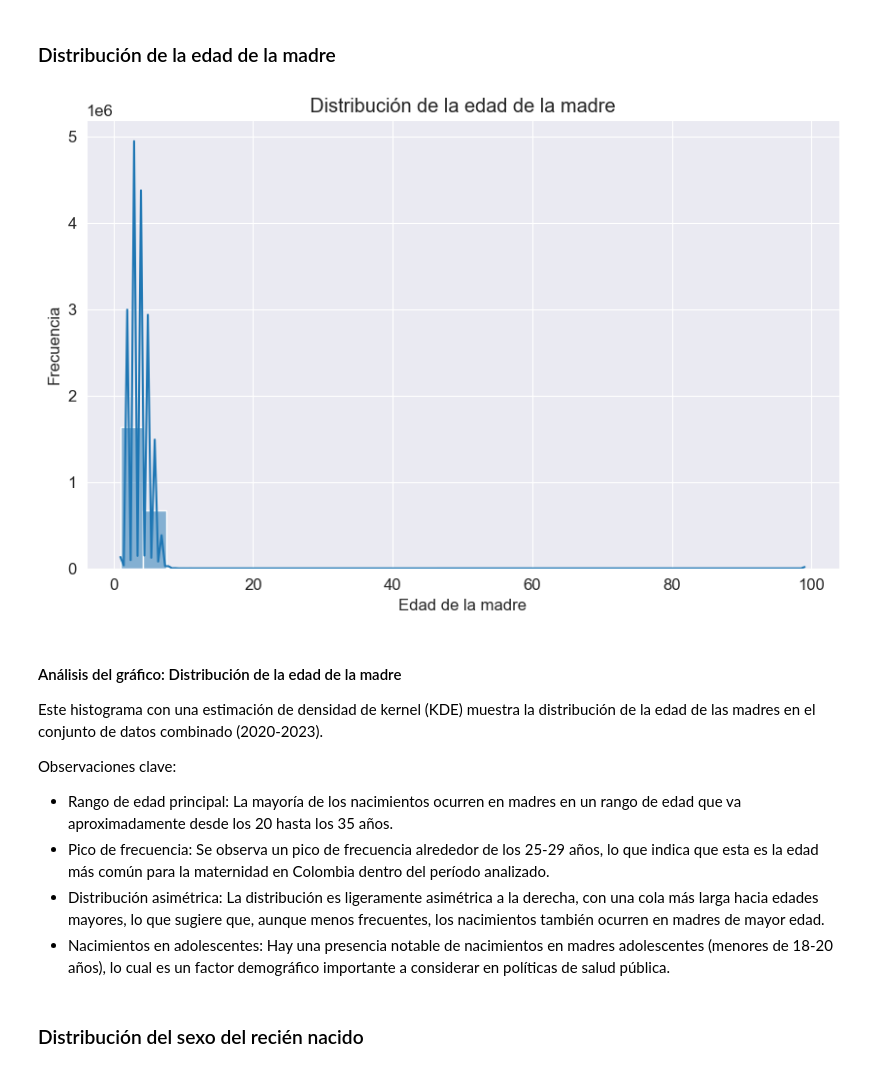
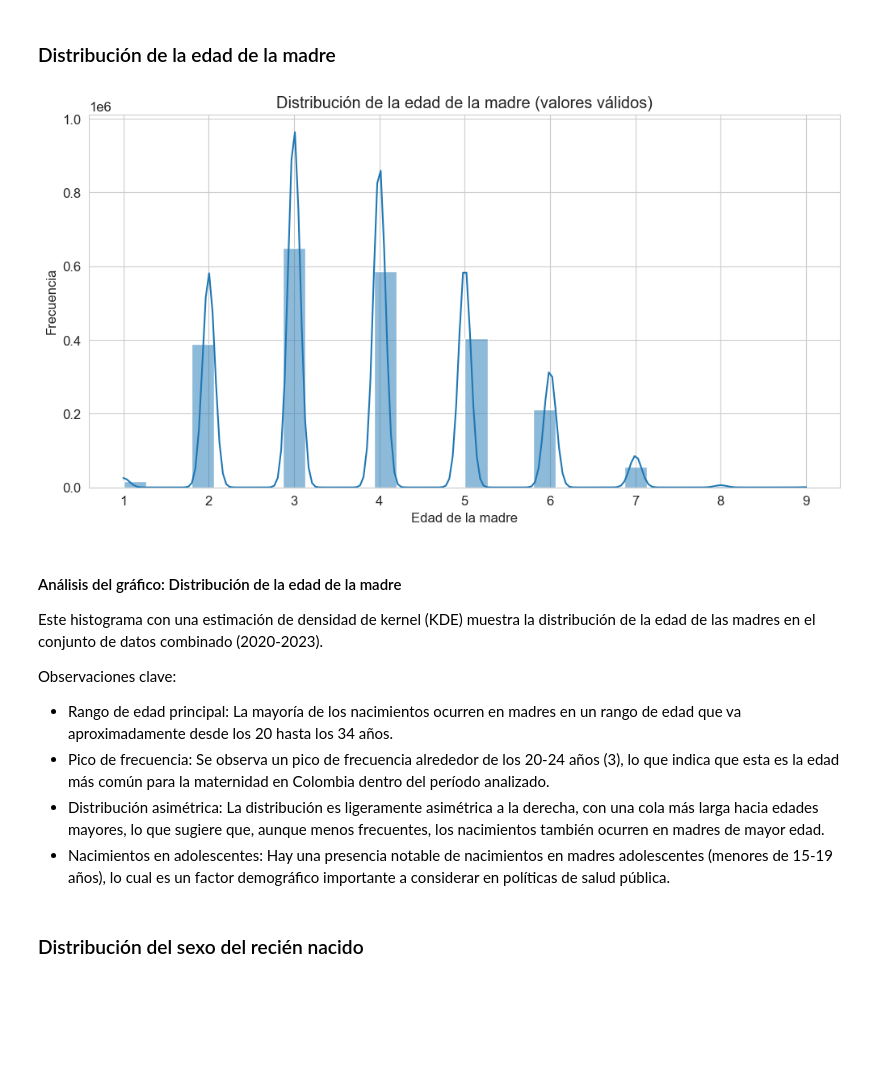
Before and after one commit to leoliscanoa/prediccion-nacimientos-colombia, a Jupyter notebook: actividad-5.ipynb, the cells around one changed output. Saved outputs shown, nothing was run; the diff lists cells and outputs as text; code cells hidden in the pictures; blank space fills up the shorter version.

Commit message:
Ajustes a gráfico de edad de la madre

```diff
--- a/actividad-5.ipynb
+++ b/actividad-5.ipynb
@@ -376,24 +387,26 @@ Observaciones clave:
 ### Distribución de la edad de la madre
 # %%
 # Distribución de la edad de la madre
-plt.figure(figsize=(10, 6))
-sns.histplot(df_processed['EDAD_MADRE'], bins=30, kde=True)
-plt.title('Distribución de la edad de la madre')
+# Excluir valores de EDAD_MADRE que mayores al rango 9
+df_filtered_age = df_processed[(df_processed['EDAD_MADRE'] <= 9)]
+
+sns.histplot(df_filtered_age['EDAD_MADRE'], bins=30, kde=True)
+plt.title('Distribución de la edad de la madre (valores válidos)') # Título ajustado
 plt.xlabel('Edad de la madre')
 plt.ylabel('Frecuencia')
 plt.show()
 # %% [output]
-[figure, old version]
+[figure, new version]
 # %% [markdown]
 #### Análisis del gráfico: Distribución de la edad de la madre
 
 Este histograma con una estimación de densidad de kernel (KDE) muestra la distribución de la edad de las madres en el conjunto de datos combinado (2020-2023).
 
 Observaciones clave:
-- Rango de edad principal: La mayoría de los nacimientos ocurren en madres en un rango de edad que va aproximadamente desde los 20 hasta los 35 años.
-- Pico de frecuencia: Se observa un pico de frecuencia alrededor de los 25-29 años, lo que indica que esta es la edad más común para la maternidad en Colombia dentro del período analizado.
+- Rango de edad principal: La mayoría de los nacimientos ocurren en madres en un rango de edad que va aproximadamente desde los 20 hasta los 34 años.
+- Pico de frecuencia: Se observa un pico de frecuencia alrededor de los 20-24 años (3), lo que indica que esta es la edad más común para la maternidad en Colombia dentro del período analizado.
 - Distribución asimétrica: La distribución es ligeramente asimétrica a la derecha, con una cola más larga hacia edades mayores, lo que sugiere que, aunque menos frecuentes, los nacimientos también ocurren en madres de mayor edad.
-- Nacimientos en adolescentes: Hay una presencia notable de nacimientos en madres adolescentes (menores de 18-20 años), lo cual es un factor demográfico importante a considerar en políticas de salud pública.
+- Nacimientos en adolescentes: Hay una presencia notable de nacimientos en madres adolescentes (menores de 15-19 años), lo cual es un factor demográfico importante a considerar en políticas de salud pública.
 # %% [markdown]
 ### Distribución del sexo del recién nacido
 # %%
```
Also changed, not shown: parts of 4 cells of this notebook.
